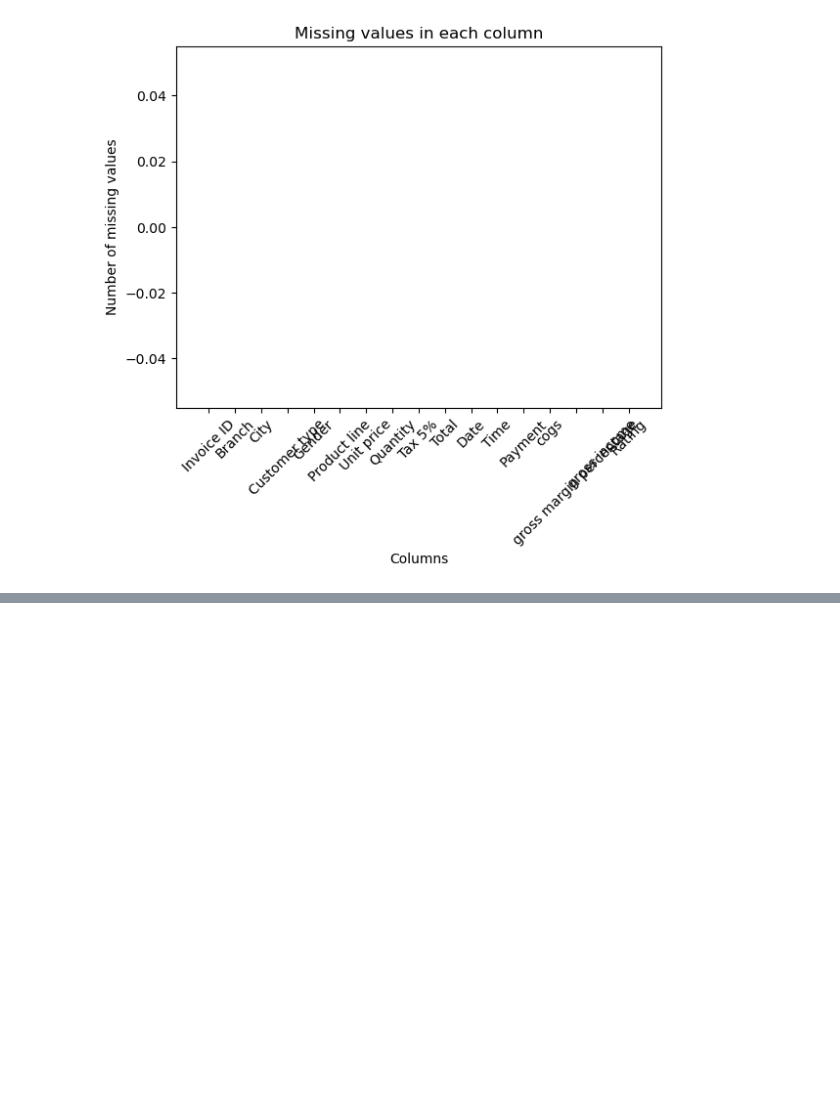
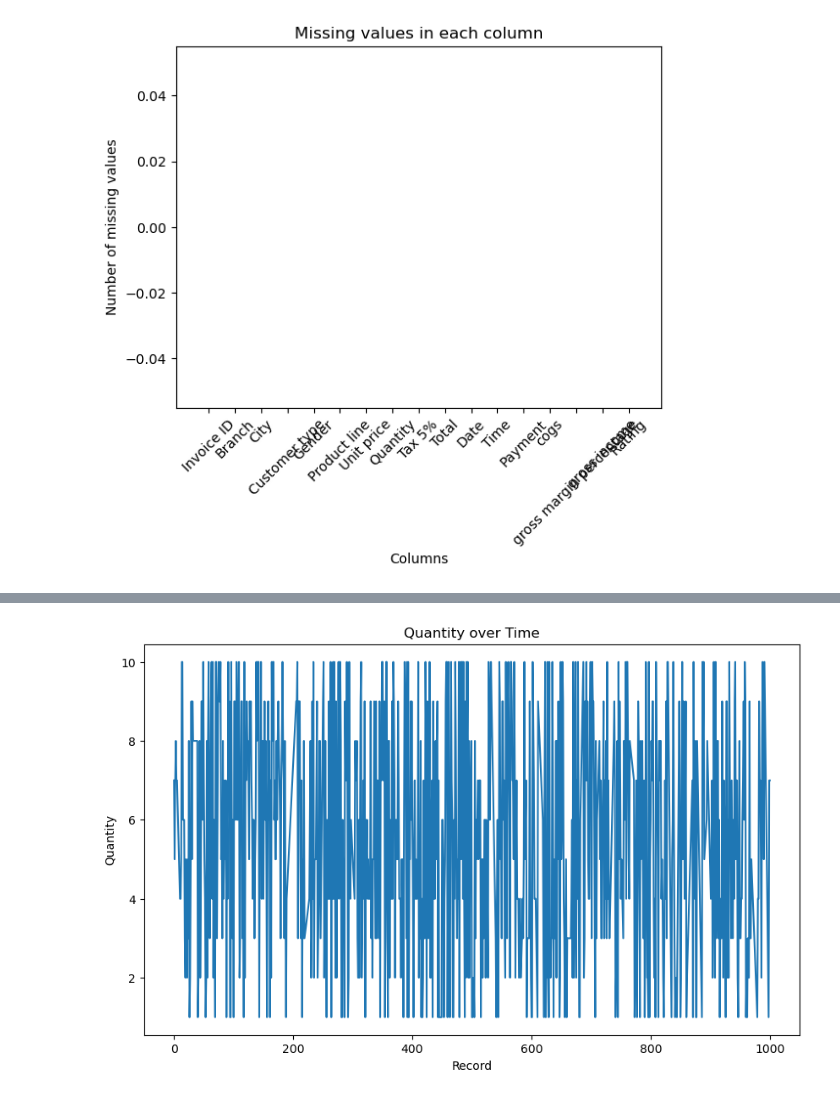
Before and after one commit to TambaJamesKposowa1/Supermarket_sales, a Jupyter notebook: super_market_sales.ipynb, the cells around one changed output, grey strips where cells are left out. Drawn from its saved outputs; the diff is of its cells as text; code cells hidden in the pictures; blank space fills up the shorter version.

```diff
--- a/super_market_sales.ipynb
+++ b/super_market_sales.ipynb
@@ -175,0 +185,9 @@ plt.show
+# %%
+plt.figure(figsize=(10,6))
+plt.plot(df["Quantity"])
+plt.title("Quantity over Time")
+plt.xlabel("Record")
+plt.ylabel("Quantity")
+plt.show()
+# %% [output]
+[figure, added]
```
Also changed, not shown: parts of 2 cells of this notebook, 1 other file.
